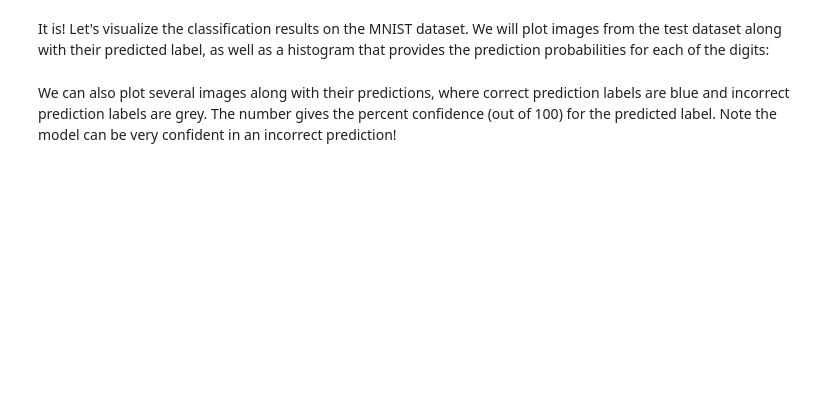
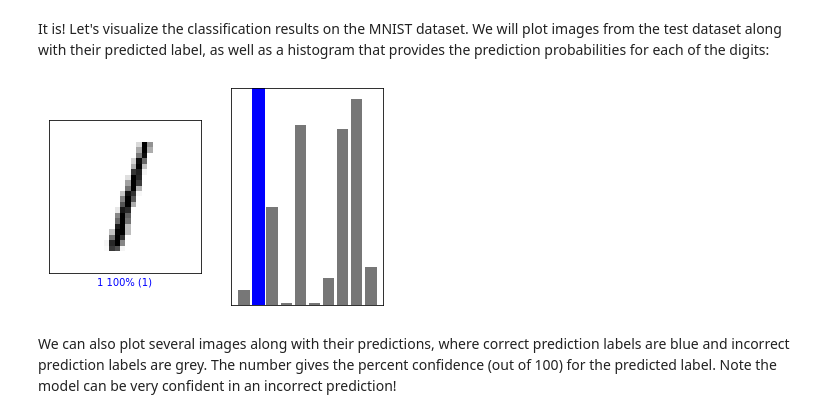
Before and after one commit to jim-j-james/introtodeeplearning, a Jupyter notebook: lab2/Part1_MNIST.ipynb, the cells around one changed output. Drawn from its saved outputs; the diff is of its cells as text; code cells hidden in the pictures; blank space fills up the shorter version.

```diff
--- a/lab2/Part1_MNIST.ipynb
+++ b/lab2/Part1_MNIST.ipynb
@@ -102,7 +100,7 @@ def build_fc_model():
       tf.keras.layers.Flatten(),
 
       # '''TODO: Define the activation function for the first fully connected (Dense) layer.'''
-      tf.keras.layers.Dense(128, activation= 'sigmoid'),
+      tf.keras.layers.Dense(128, activation= 'relu'),
 
       # '''TODO: Define the second Dense layer to output the classification probabilities'''
       tf.keras.layers.Dense(10, activation= 'sigmoid'),
@@ -201,16 +203,16 @@ def build_cnn_model():
     cnn_model = tf.keras.Sequential([
 
         # TODO: Define the first convolutional layer
-        tf.keras.layers.Conv2D('''TODO'''),
+        tf.keras.layers.Conv2D(24,3,strides=(1, 1),padding='valid',activation="relu"),
 
         # TODO: Define the first max pooling layer
-        tf.keras.layers.MaxPool2D('''TODO'''),
+        tf.keras.layers.MaxPool2D(pool_size=(2, 2),strides=(2, 2)),
 
         # TODO: Define the second convolutional layer
-        tf.keras.layers.Conv2D('''TODO'''),
+        tf.keras.layers.Conv2D(36,3,padding='valid',activation="relu"),
 
         # TODO: Define the second max pooling layer
-        tf.keras.layers.MaxPool2D('''TODO'''),
+        tf.keras.layers.MaxPool2D(pool_size=(2, 2),strides=(2, 2)),
 
         tf.keras.layers.Flatten(),
         tf.keras.layers.Dense(128, activation=tf.nn.relu),
@@ -218,7 +220,7 @@ def build_cnn_model():
         # TODO: Define the last Dense layer to output the classification
         # probabilities. Pay attention to the activation needed a probability
         # output
-        '''TODO: Dense layer to output classification probabilities'''
+        tf.keras.layers.Dense(10, activation= 'sigmoid'),
     ])
 
     return cnn_model
@@ -234,9 +254,13 @@ print(cnn_model.summary())
 Now, as before, we can define the loss function, optimizer, and metrics through the `compile` method. Compile the CNN model with an optimizer and learning rate of choice:
 # %%
 '''TODO: Define the compile operation with your optimizer and learning rate of choice'''
-cnn_model.compile(optimizer='''TODO''', loss='''TODO''', metrics=['accuracy']) # TODO
+#cnn_model.compile(optimizer='''TODO''', loss='''TODO''', metrics=['accuracy']) # TODO
+cnn_model.compile(optimizer=tf.keras.optimizers.SGD(learning_rate=1e-1),
+              loss='sparse_categorical_crossentropy',
+              metrics=['accuracy'])
 # %% [markdown]
 As was the case with the fully connected model, we can train our CNN using the `fit` method via the Keras API.
 # %%
 '''TODO: Use model.fit to train the CNN model, with the same batch_size and number of epochs previously used.'''
-cnn_model.fit('''TODO''')
+#cnn_model.fit('''TODO''')
+cnn_model.fit(train_images, train_labels, batch_size=BATCH_SIZE, epochs=EPOCHS)
@@ -279,11 +329,13 @@ It is! Let's visualize the classification results on the MNIST dataset. We will
 # %%
 #@title Change the slider to look at the model's predictions! { run: "auto" }
 
-image_index = 79 #@param {type:"slider", min:0, max:100, step:1}
+image_index = 2 #@param {type:"slider", min:0, max:100, step:1}
 plt.subplot(1,2,1)
 mdl.lab2.plot_image_prediction(image_index, predictions, test_labels, test_images)
 plt.subplot(1,2,2)
 mdl.lab2.plot_value_prediction(image_index, predictions,  test_labels)
+# %% [output]
+[figure, added]
 # %% [markdown]
 We can also plot several images along with their predictions, where correct prediction labels are blue and incorrect prediction labels are grey. The number gives the percent confidence (out of 100) for the predicted label. Note the model can be very confident in an incorrect prediction!
 # %%
```
Also changed, not shown: parts of 14 cells of this notebook.
